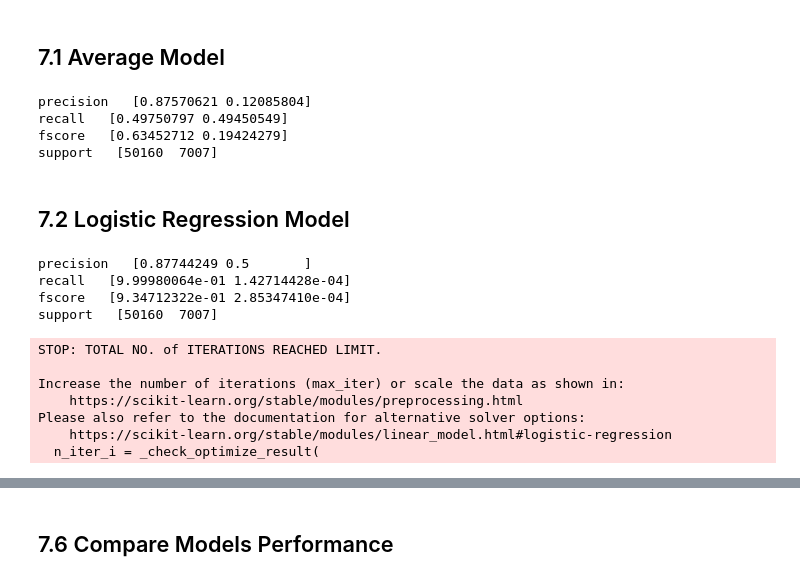
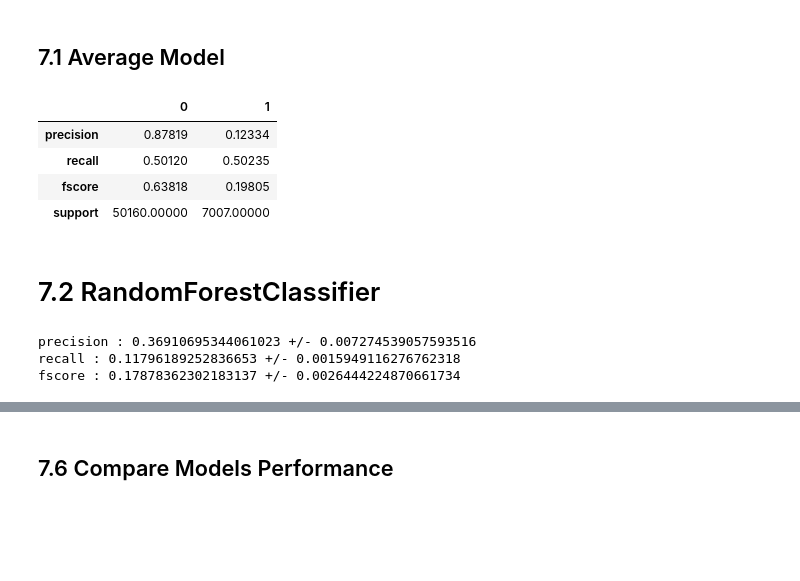
Before and after one commit to ViniciusKos/insurance_cross, a Jupyter notebook: insurance_cross_sell.ipynb, the cells around one changed output, grey strips where cells are left out. Drawn from its saved outputs; the diff is of its cells as text; code cells hidden in the pictures; blank space fills up the shorter version.

Commit message:
models_training

```diff
--- a/insurance_cross_sell.ipynb
+++ b/insurance_cross_sell.ipynb
@@ -854,18 +831,18 @@ from sklearn.linear_model import LogisticRegression, LogisticRegressionCV
 # %%
 pd.set_option('display.float_format', lambda x: '%.5f' % x)
 
 
 # prediction
 pred_random = np.random.choice([0,1],yval.shape[0])
 
 # performance
 baseline_result = precision_recall_fscore_support(yval,pred_random)
-for k,v in enumerate(['precision','recall','fscore','support']):
-    print(v," ",baseline_result[k])
+pd.DataFrame(baseline_result,index=['precision','recall','fscore','support'])
 # %% [output]
-precision   [0.87570621 0.12085804]
-recall   [0.49750797 0.49450549]
-fscore   [0.63452712 0.19424279]
-support   [50160  7007]
+|  | 0 | 1 |
+| precision | 0.87819 | 0.12334 |
+| recall | 0.50120 | 0.50235 |
+| fscore | 0.63818 | 0.19805 |
+| support | 50160.00000 | 7007.00000 |
 # %% [markdown]
-## 7.2 Logistic Regression Model
+# 7.2 RandomForestClassifier
@@ -896,24 +849,26 @@ print('\nStandard Deviation is:', stdev(lst_accu_stratified))
-# %%
-# model
-lr = LogisticRegression().fit( Xtrain1, ytrain )
-
-# prediction
-ypred_lr = lr.predict( Xval1 )
-
-# performance
-baseline_result = precision_recall_fscore_support(yval,ypred_lr)
-for k,v in enumerate(['precision','recall','fscore','support']):
-    print(v," ",baseline_result[k])
-# %% [output]
-precision   [0.87744249 0.5       ]
-recall   [9.99980064e-01 1.42714428e-04]
-fscore   [9.34712322e-01 2.85347410e-04]
-support   [50160  7007]
-STOP: TOTAL NO. of ITERATIONS REACHED LIMIT.
-
-Increase the number of iterations (max_iter) or scale the data as shown in:
-    https://scikit-learn.org/stable/modules/preprocessing.html
-Please also refer to the documentation for alternative solver options:
-    https://scikit-learn.org/stable/modules/linear_model.html#logistic-regression
-  n_iter_i = _check_optimize_result(
+# %%
+lr=RandomForestClassifier(n_estimators=100,random_state=42)
+
+# Create StratifiedKFold object.
+skf = StratifiedKFold(n_splits=3, shuffle=True, random_state=1)
+precisions = []
+recalls = []
+fscores = []
+
+for train_index, test_index in skf.split(Xtrain, ytrain):
+    x_train_fold, x_test_fold = Xtrain.loc[train_index,:], Xtrain.loc[test_index,:]
+    y_train_fold, y_test_fold = ytrain.loc[train_index], ytrain.loc[test_index]
+    lr.fit(x_train_fold, y_train_fold)
+    pred=lr.predict(x_test_fold)
+    precisions.append(precision_score(y_test_fold,pred))
+    recalls.append(recall_score(y_test_fold,pred))
+    fscores.append(f1_score(y_test_fold,pred))
+
+
+for  k,i in {"precision":precisions,"recall":recalls,"fscore":fscores}.items():
+    print(k, ":", np.mean(i),"+/-", np.std(i))
+# %% [output]
+precision : 0.36910695344061023 +/- 0.007274539057593516
+recall : 0.11796189252836653 +/- 0.0015949116276762318
+fscore : 0.17878362302183137 +/- 0.0026444224870661734
 # %% [markdown]
```
Also changed, not shown: parts of 20 cells of this notebook.
